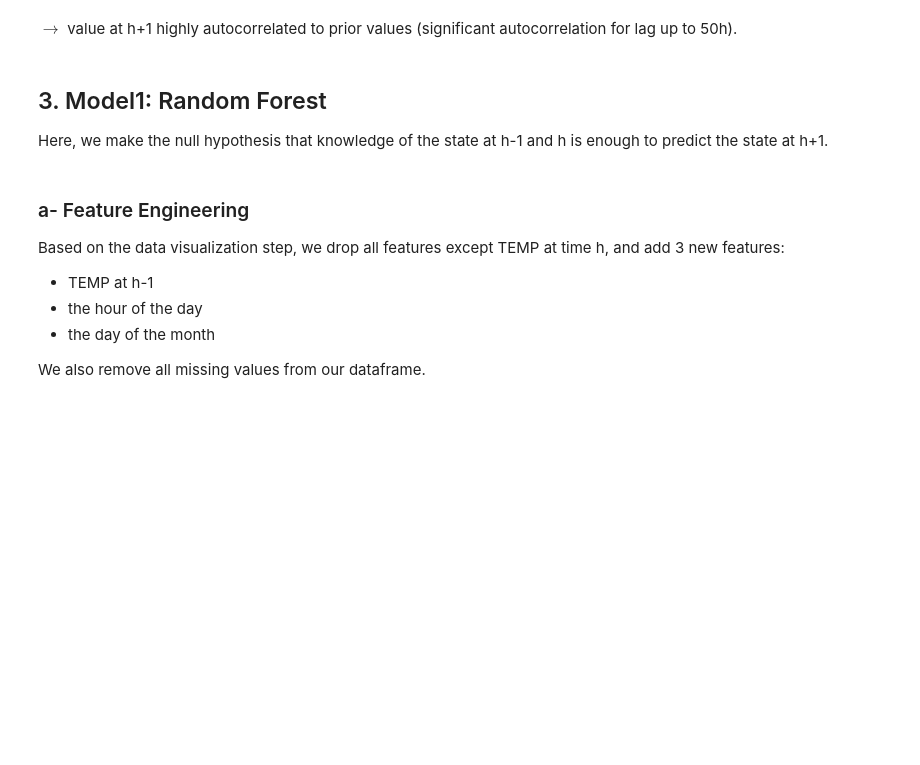
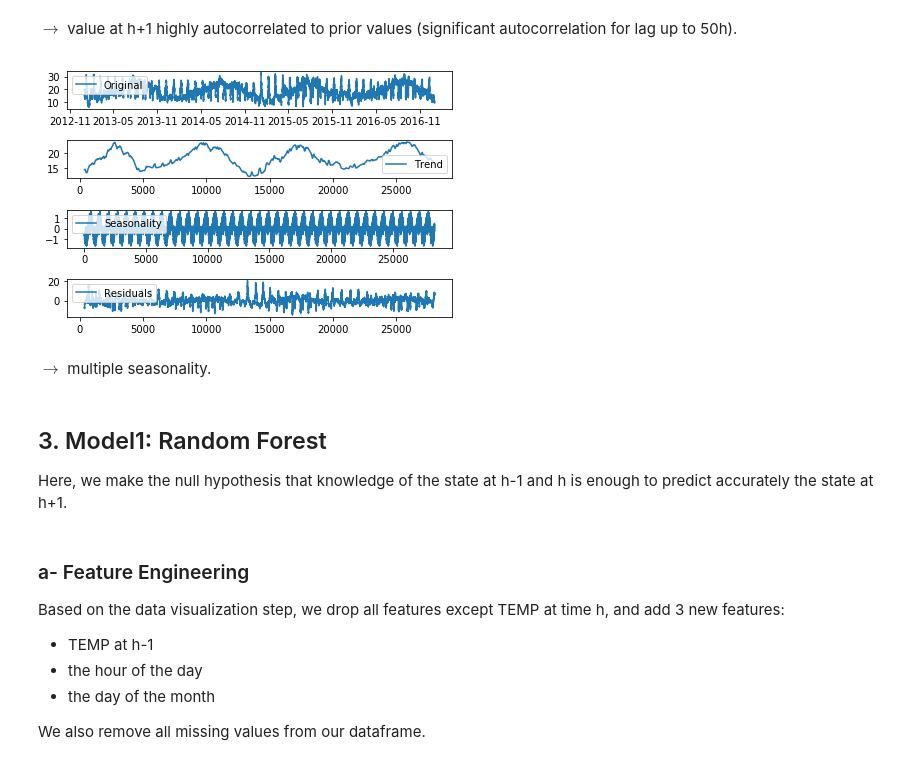
Before and after one commit to bdelorme/Temperature_TimeSeries_Prediction, a Jupyter notebook: exploration.ipynb, the cells around one changed output. Cells and saved outputs as stored; diff of their text form; code cells hidden in the pictures; blank space fills up the shorter version.

```diff
--- a/exploration.ipynb
+++ b/exploration.ipynb
@@ -108,10 +114,16 @@ plt.ylim([0,1])
 [figure]
 # %% [markdown]
 $\rightarrow$ value at h+1 highly autocorrelated to prior values (significant autocorrelation for lag up to 50h).
+# %%
+decompose_plots(data)
+# %% [output]
+[figure, added]
+# %% [markdown]
+$\rightarrow$ multiple seasonality.
 # %% [markdown]
 ## 3. Model1: Random Forest
 
-Here, we make the null hypothesis that knowledge of the state at h-1 and h is enough to predict the state at h+1.
+Here, we make the null hypothesis that knowledge of the state at h-1 and h is enough to predict accurately the state at h+1.
 # %% [markdown]
 ### a- Feature Engineering
 
```
Also changed, not shown: parts of 24 cells of this notebook, 7 other files.
